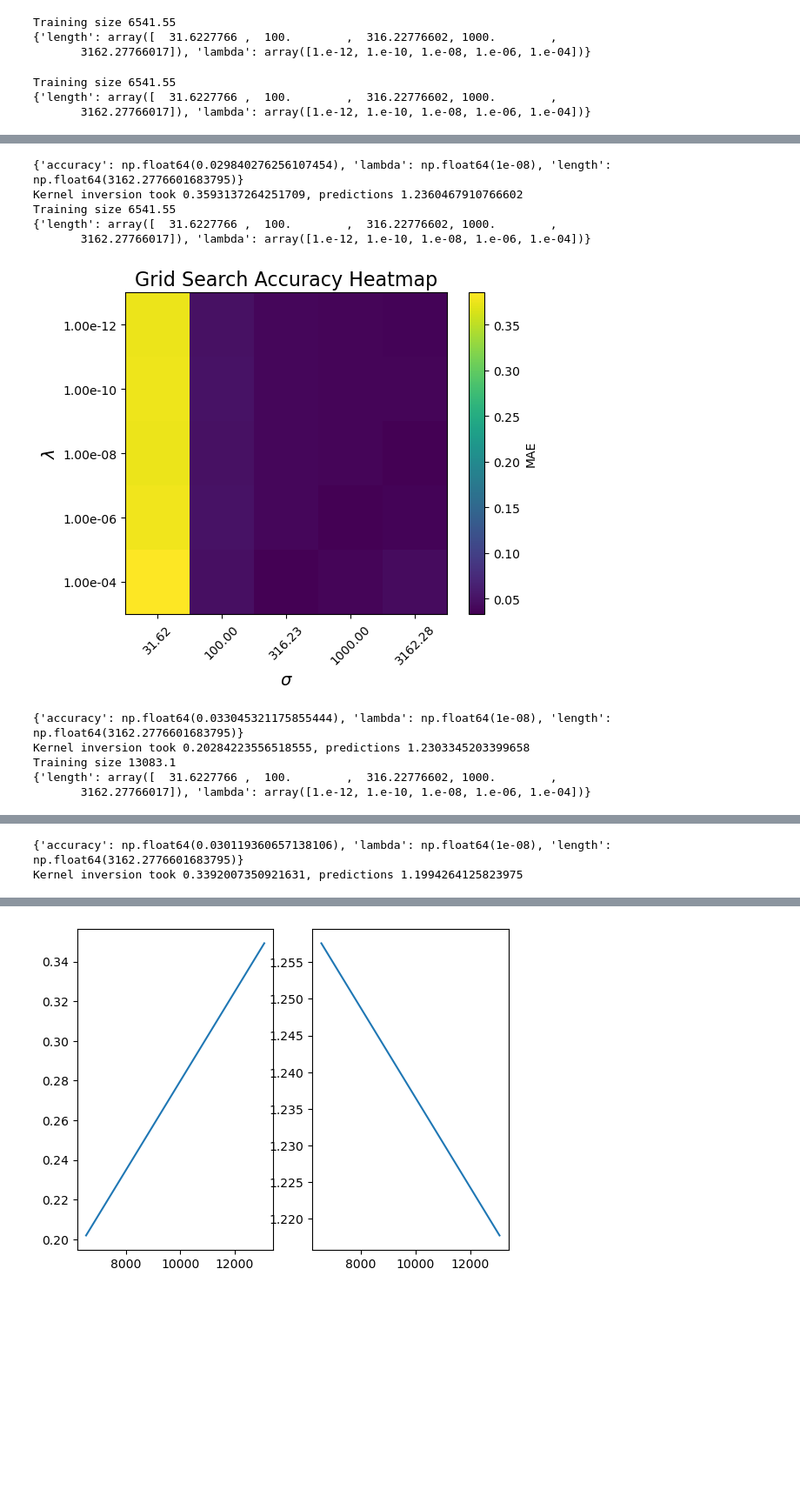
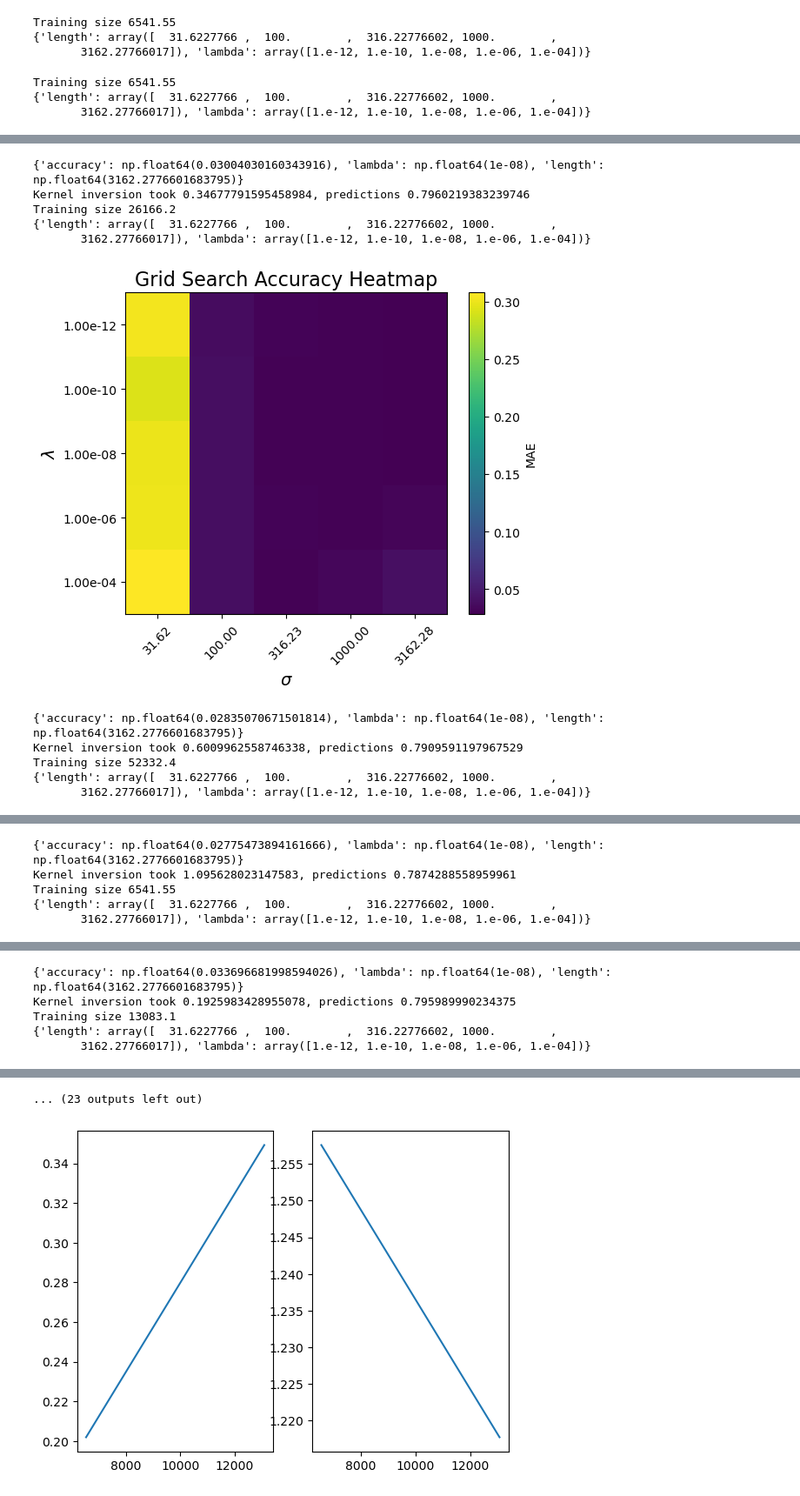
Before and after one commit to gunmin0826/CSC2515_NCSI, a Jupyter notebook: Kernel/KRR_regression.ipynb, the cells around one changed output, grey strips where cells are left out. Shown at 87% size. Drawn from its saved outputs; the diff is of its cells as text; code cells hidden in the pictures; blank space fills up the shorter version.

```diff
--- a/Kernel/KRR_regression.ipynb
+++ b/Kernel/KRR_regression.ipynb
@@ -516,7 +516,7 @@ Training size 13083.1
 {'accuracy': np.float64(0.02645862325482564), 'lambda': np.float64(1e-08), 'length': np.float64(3162.2776601683795)}
 # %%
 def measure_time(features, labels, N, method, num_features=None):
-    training_fractions = [0.05, 0.1]#, 0.2, 0.4, 0.8]
+    training_fractions = [0.05, 0.1, 0.2, 0.4]
     test_size = int((1-max(training_fractions))*len(features))
 
     # N = 2
@@ -546,6 +546,7 @@ def measure_time(features, labels, N, method, num_features=None):
 
 
         for i in range(len(training_fractions)):
+
             print(f'Training size {training_fractions[i]*len(X)}')
             X_train = X_trains[i]
             Y_train = Y_trains[i]
@@ -624,7 +625,7 @@ Training size 6541.55
 {'length': array([  31.6227766 ,  100.        ,  316.22776602, 1000.        ,
        3162.27766017]), 'lambda': array([1.e-12, 1.e-10, 1.e-08, 1.e-06, 1.e-04])}
 # %%
-maes, time_to_invert, time_to_predict = measure_time(features, labels, N=2, method='RFF', num_features=1000) # Scott
+maes, time_to_invert, time_to_predict = measure_time(features, labels, N=10, method='RFF', num_features=1000) # Scott
 # %% [output]
 Training size 6541.55
 {'length': array([  31.6227766 ,  100.        ,  316.22776602, 1000.        ,
@@ -635,15 +636,15 @@ Kernel inversion took 0.20104336738586426, predictions 1.2848310470581055
 Training size 13083.1
 {'length': array([  31.6227766 ,  100.        ,  316.22776602, 1000.        ,
        3162.27766017]), 'lambda': array([1.e-12, 1.e-10, 1.e-08, 1.e-06, 1.e-04])}
 [figure]
-{'accuracy': np.float64(0.029840276256107454), 'lambda': np.float64(1e-08), 'length': np.float64(3162.2776601683795)}
-Kernel inversion took 0.3593137264251709, predictions 1.2360467910766602
-Training size 6541.55
+{'accuracy': np.float64(0.03004030160343916), 'lambda': np.float64(1e-08), 'length': np.float64(3162.2776601683795)}
+Kernel inversion took 0.34677791595458984, predictions 0.7960219383239746
+Training size 26166.2
 {'length': array([  31.6227766 ,  100.        ,  316.22776602, 1000.        ,
        3162.27766017]), 'lambda': array([1.e-12, 1.e-10, 1.e-08, 1.e-06, 1.e-04])}
-[figure, old version]
+[figure, new version]
-{'accuracy': np.float64(0.033045321175855444), 'lambda': np.float64(1e-08), 'length': np.float64(3162.2776601683795)}
-Kernel inversion took 0.20284223556518555, predictions 1.2303345203399658
-Training size 13083.1
+{'accuracy': np.float64(0.02835070671501814), 'lambda': np.float64(1e-08), 'length': np.float64(3162.2776601683795)}
+Kernel inversion took 0.6009962558746338, predictions 0.7909591197967529
+Training size 52332.4
 {'length': array([  31.6227766 ,  100.        ,  316.22776602, 1000.        ,
        3162.27766017]), 'lambda': array([1.e-12, 1.e-10, 1.e-08, 1.e-06, 1.e-04])}
@@ -651,2 +652,5 @@ Training size 13083.1
-{'accuracy': np.float64(0.030119360657138106), 'lambda': np.float64(1e-08), 'length': np.float64(3162.2776601683795)}
-Kernel inversion took 0.3392007350921631, predictions 1.1994264125823975
+{'accuracy': np.float64(0.02775473894161666), 'lambda': np.float64(1e-08), 'length': np.float64(3162.2776601683795)}
+Kernel inversion took 1.095628023147583, predictions 0.7874288558959961
+Training size 6541.55
+{'length': array([  31.6227766 ,  100.        ,  316.22776602, 1000.        ,
+       3162.27766017]), 'lambda': array([1.e-12, 1.e-10, 1.e-08, 1.e-06, 1.e-04])}
@@ -652,0 +658,5 @@ Kernel inversion took 0.3392007350921631, predictions 1.1994264125823975
+{'accuracy': np.float64(0.033696681998594026), 'lambda': np.float64(1e-08), 'length': np.float64(3162.2776601683795)}
+Kernel inversion took 0.1925983428955078, predictions 0.795989990234375
+Training size 13083.1
+{'length': array([  31.6227766 ,  100.        ,  316.22776602, 1000.        ,
+       3162.27766017]), 'lambda': array([1.e-12, 1.e-10, 1.e-08, 1.e-06, 1.e-04])}
@@ -653,3 +664,4 @@ Kernel inversion took 0.3392007350921631, predictions 1.1994264125823975
+... (23 outputs left out)
 # %%
 maes, time_to_invert, time_to_predict = measure_time(features, labels, N=2, method='KRR') # Karthik
 # %%
```
Also changed, not shown: parts of 2 cells of this notebook.
